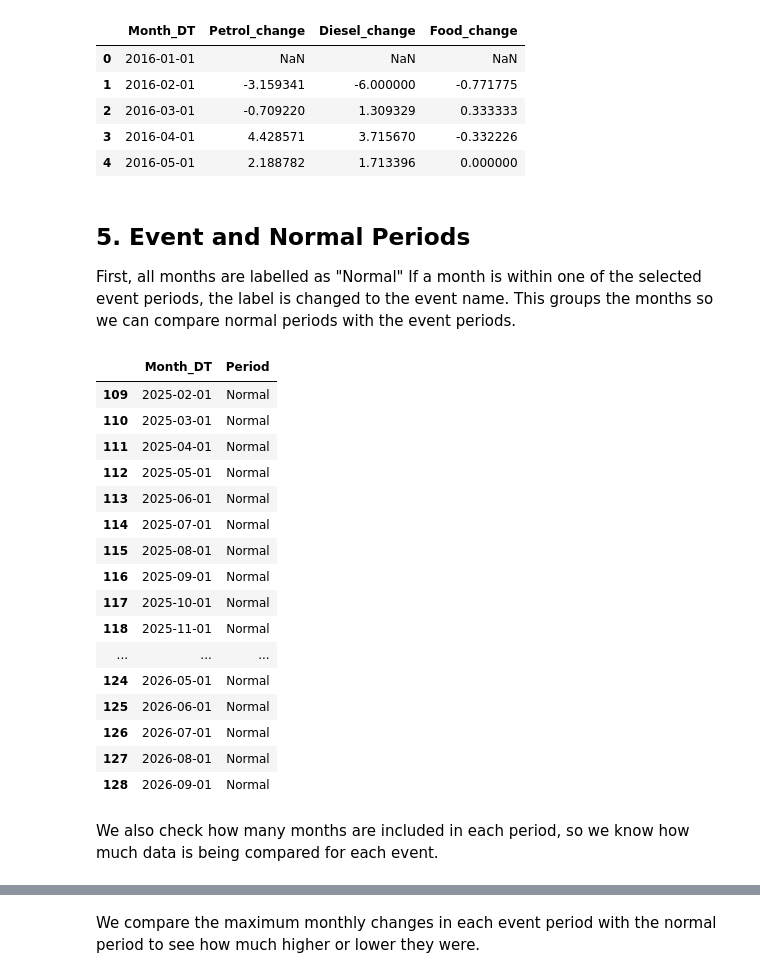
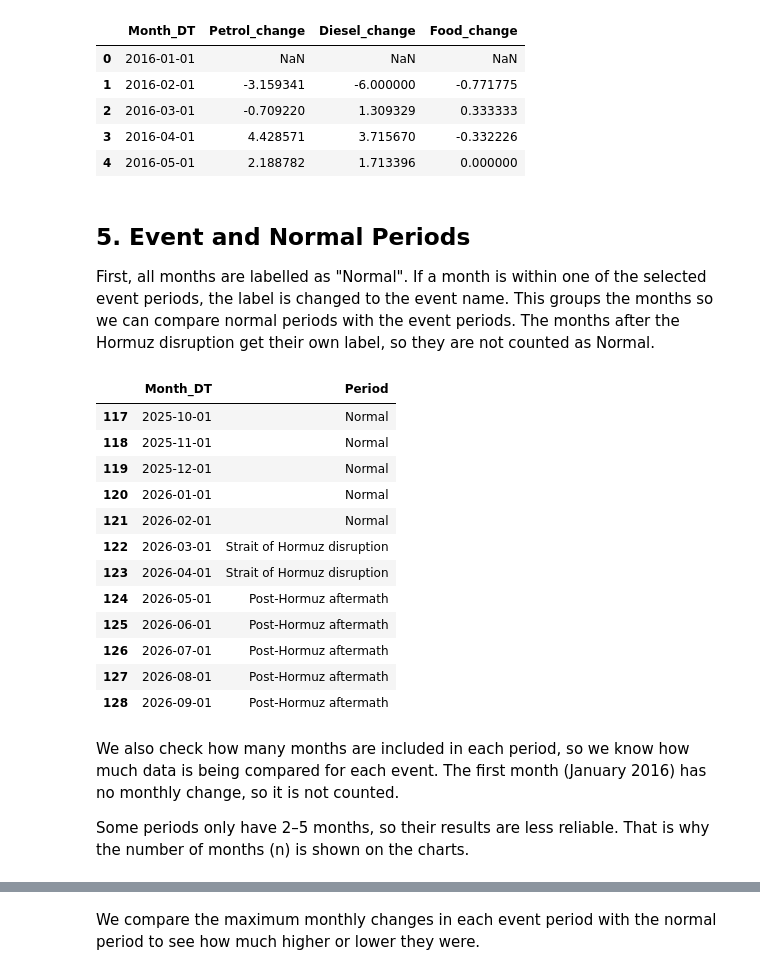
Before and after one commit to SaraLarkem/ireland-fuel-grocery-viz, a Jupyter notebook: notebooks/04_External_Shocks_and_Event_Impact.ipynb, the cells around one changed output, grey strips where cells are left out. Cells and saved outputs as stored; diff of their text form; code cells hidden in the pictures.

```diff
--- a/notebooks/04_External_Shocks_and_Event_Impact.ipynb
+++ b/notebooks/04_External_Shocks_and_Event_Impact.ipynb
@@ -44,10 +78,12 @@ The following date ranges were selected to look at price changes during each eve
 # %%
 # event periods used for the analysis
 events = {
+    "COVID-19 lockdowns": ("2020-03-01", "2020-06-30"),
     "Post-COVID supply issues": ("2021-01-01", "2021-12-31"),
     "Ukraine invasion": ("2022-02-01", "2022-06-30"),
     "ECB rate hikes": ("2022-07-01", "2023-09-30"),
-    "Strait of Hormuz disruption": ("2026-03-01", "2026-04-30")
+    "Strait of Hormuz disruption": ("2026-03-01", "2026-04-30"),
+    "Post-Hormuz aftermath": ("2026-05-01", "2026-09-30")
 }
 
 events
@@ -70,24 +110,29 @@ This chart shows how petrol, diesel and food prices moved over time, with the se
 # %%
-# plot the trends with event periods
-plt.figure(figsize=(12, 6))
+# shading colours for the event periods (pale colours that don't clash with the blue, orange and green lines)
+event_colours = ["#d9d9d9", "#e1d0ee", "#f6cfcf", "#f3e9c6", "#cdeef2", "#efd3e4"]
 
-plt.plot(df["Month_DT"], df["Petrol"], label="Petrol")
-plt.plot(df["Month_DT"], df["Diesel"], label="Diesel")
-plt.plot(df["Month_DT"], df["Food and non-alcoholic beverages"], label="Food")
+# check there is one shading colour for every event (otherwise some periods would not be shaded)
+assert len(event_colours) == len(events)
 
-# colours for each event
-event_colours = ["lightblue", "lightcoral", "khaki", "lightgreen"]
+fig, ax = plt.subplots(figsize=(13, 6))
+
+ax.plot(df["Month_DT"], df["Petrol"], color=colours["Petrol"], linewidth=2, label="Petrol")
+ax.plot(df["Month_DT"], df["Diesel"], color=colours["Diesel"], linewidth=2, label="Diesel")
+ax.plot(df["Month_DT"], df["Food and non-alcoholic beverages"], color=colours["Food"], linewidth=2, label="Food")
 
 # add the event periods
 for (event, dates), colour in zip(events.items(), event_colours):
     start = pd.to_datetime(dates[0])
     end = pd.to_datetime(dates[1])
-    plt.axvspan(start, end, color=colour, alpha=0.3, label=event)
+    ax.axvspan(start, end, color=colour, alpha=0.6, label=event)
 
-plt.title("Fuel and Food Price Trends with Major Events")
-plt.xlabel("Year")
-plt.ylabel("CPI Index")
-plt.legend()
+ax.set_title("Fuel prices swing sharply around major events, while food prices move slowly")
+ax.set_xlabel("Year")
+ax.set_ylabel("Price index (December 2023 = 100)")
+ax.legend(loc="upper left", bbox_to_anchor=(1.01, 1), frameon=False)
 
+fig.text(0.99, 0.01, source_text, ha="right", fontsize=9)
+plt.tight_layout(rect=[0, 0.03, 1, 1])
+plt.savefig(f"{IMG_DIR}/fuel_and_food_price_trends_with_major_events.png", dpi=300, bbox_inches="tight")
 plt.show()
 # %% [output]
@@ -116,40 +161,38 @@ df[["Month_DT", "Petrol_change", "Diesel_change", "Food_change"]].head()
 # %% [markdown]
 ## 5. Event and Normal Periods
 
-First, all months are labelled as "Normal" If a month is within one of the selected event periods, the label is changed to the event name. This groups the months so we can compare normal periods with the event periods.
+First, all months are labelled as "Normal". If a month is within one of the selected event periods, the label is changed to the event name. This groups the months so we can compare normal periods with the event periods. The months after the Hormuz disruption get their own label, so they are not counted as Normal.
 # %%
 # start by marking all months as normal
 df["Period"] = "Normal"
 
 # mark the months that fall inside an event period
 for event, dates in events.items():
     start = pd.to_datetime(dates[0])
     end = pd.to_datetime(dates[1])
 
     df.loc[
         (df["Month_DT"] >= start) & (df["Month_DT"] <= end),
         "Period"
     ] = event
 
 # check the result
-df[["Month_DT", "Period"]].tail(20)
+df[["Month_DT", "Period"]].tail(12)
 # %% [output]
 |  | Month_DT | Period |
-| 109 | 2025-02-01 | Normal |
-| 110 | 2025-03-01 | Normal |
-| 111 | 2025-04-01 | Normal |
-| 112 | 2025-05-01 | Normal |
-| 113 | 2025-06-01 | Normal |
-| 114 | 2025-07-01 | Normal |
-| 115 | 2025-08-01 | Normal |
-| 116 | 2025-09-01 | Normal |
 | 117 | 2025-10-01 | Normal |
 | 118 | 2025-11-01 | Normal |
-| ... | ... | ... |
-| 124 | 2026-05-01 | Normal |
-| 125 | 2026-06-01 | Normal |
-| 126 | 2026-07-01 | Normal |
-| 127 | 2026-08-01 | Normal |
-| 128 | 2026-09-01 | Normal |
+| 119 | 2025-12-01 | Normal |
+| 120 | 2026-01-01 | Normal |
+| 121 | 2026-02-01 | Normal |
+| 122 | 2026-03-01 | Strait of Hormuz disruption |
+| 123 | 2026-04-01 | Strait of Hormuz disruption |
+| 124 | 2026-05-01 | Post-Hormuz aftermath |
+| 125 | 2026-06-01 | Post-Hormuz aftermath |
+| 126 | 2026-07-01 | Post-Hormuz aftermath |
+| 127 | 2026-08-01 | Post-Hormuz aftermath |
+| 128 | 2026-09-01 | Post-Hormuz aftermath |
 # %% [markdown]
-We also check how many months are included in each period, so we know how much data is being compared for each event.
+We also check how many months are included in each period, so we know how much data is being compared for each event. The first month (January 2016) has no monthly change, so it is not counted.
+
+Some periods only have 2–5 months, so their results are less reliable. That is why the number of months (n) is shown on the charts.
```
Also changed, not shown: parts of 35 cells of this notebook, 4 other files.
